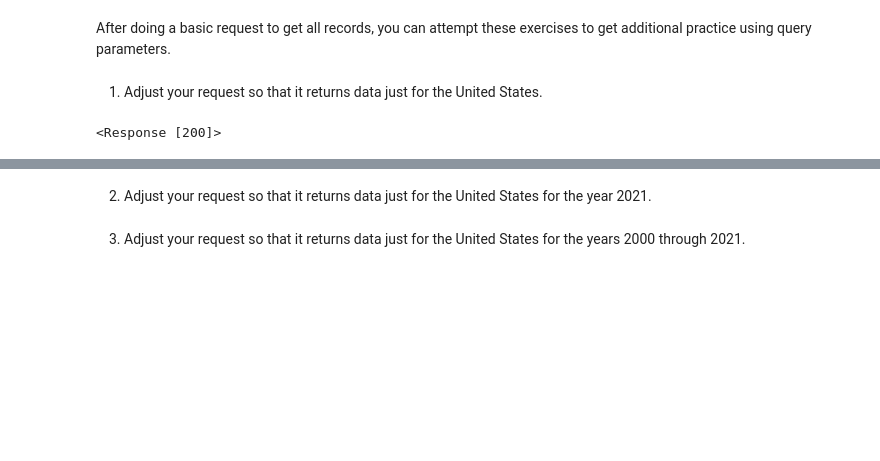
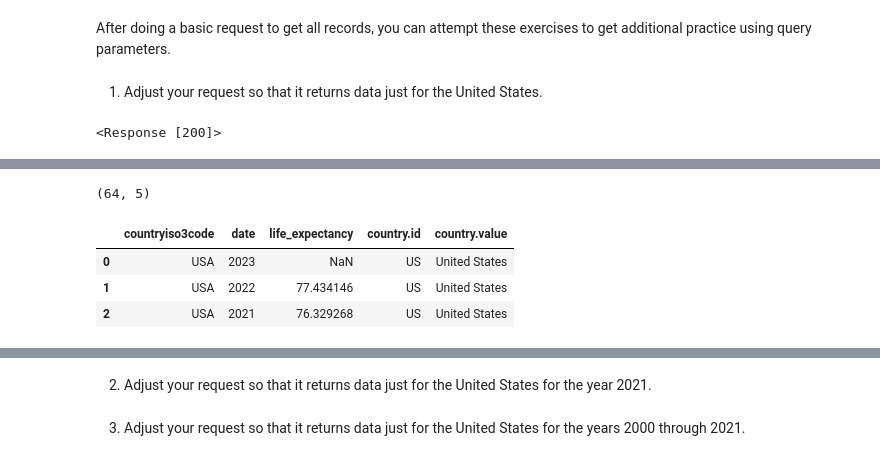
Before and after one commit to nss-data-science-cohort-8/api-exercise-DrewRichard7, a Jupyter notebook: notebooks/un_api_exercise.ipynb, the cells around one changed output, grey strips where cells are left out. Saved outputs shown, nothing was run; the diff lists cells and outputs as text; code cells hidden in the pictures; blank space fills up the shorter version.

```diff
--- a/notebooks/un_api_exercise.ipynb
+++ b/notebooks/un_api_exercise.ipynb
@@ -191,0 +213,15 @@ len(response4.json()[1])
+# %%
+res5 = (
+    pd.
+    json_normalize(response5.json()[1])
+    .drop(columns={'unit', 'obs_status', 'decimal','indicator.id', 'indicator.value'})
+    .rename(columns={'value':'life_expectancy'})
+)
+print(res5.shape)
+res5.head(3)
+# %% [output]
+(64, 5)
+|  | countryiso3code | date | life_expectancy | country.id | country.value |
+| 0 | USA | 2023 | NaN | US | United States |
+| 1 | USA | 2022 | 77.434146 | US | United States |
+| 2 | USA | 2021 | 76.329268 | US | United States |
```
Also changed, not shown: parts of 5 cells of this notebook.
